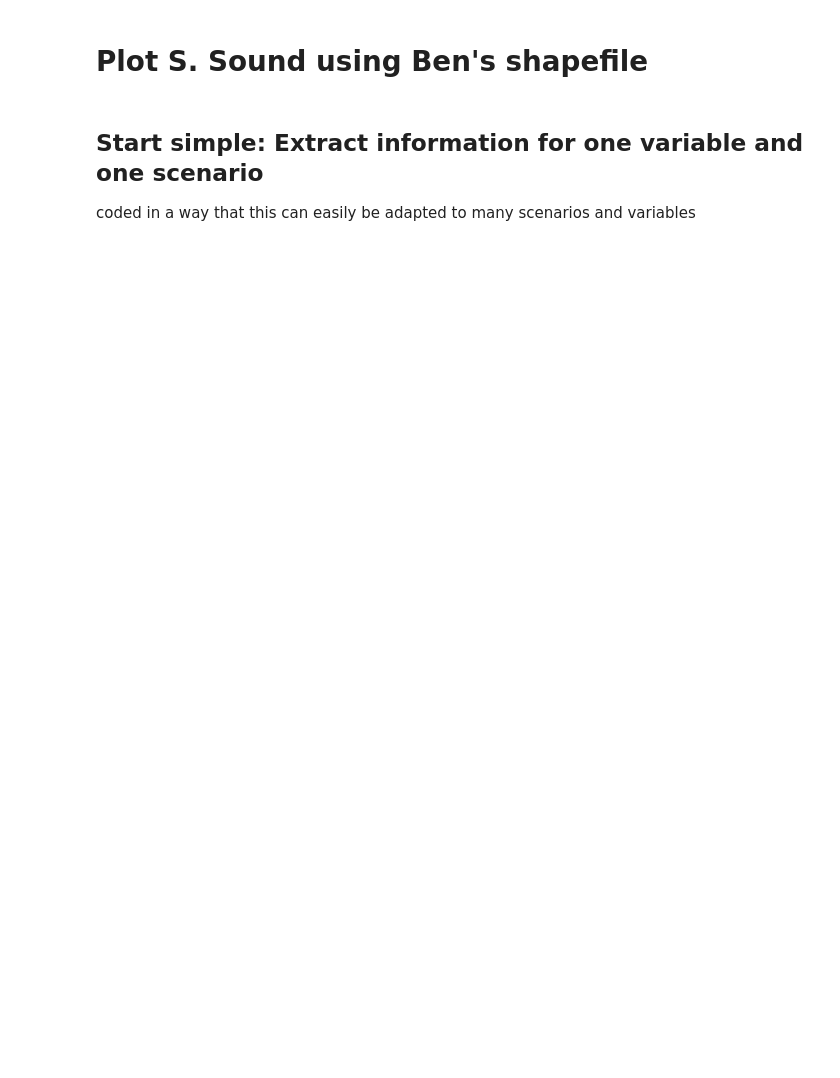
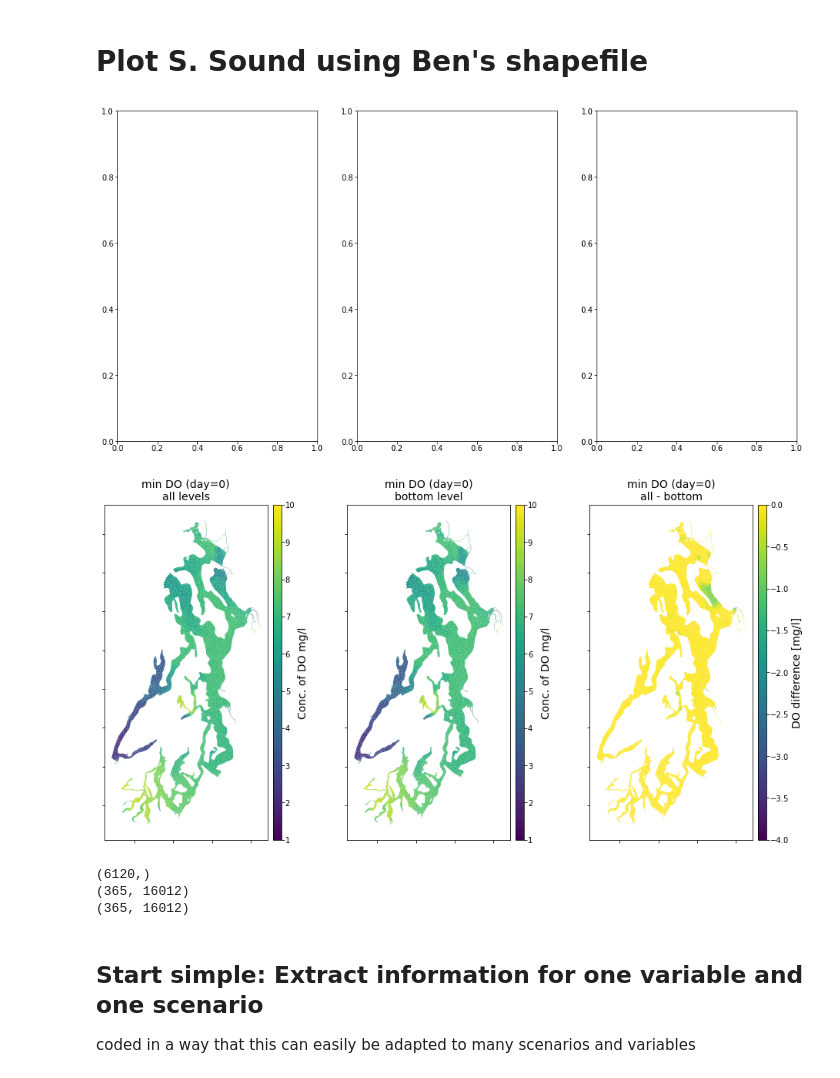
Before and after one commit to UW-PSI/SalishSeaModel-analysis, a Jupyter notebook: notebooks/dev_daily_min_graphic.ipynb, the cells around one changed output. Drawn from its saved outputs; the diff is of its cells as text; code cells hidden in the pictures; blank space fills up the shorter version.

```diff
--- a/notebooks/dev_daily_min_graphic.ipynb
+++ b/notebooks/dev_daily_min_graphic.ipynb
@@ -392,42 +432,49 @@ DO['minDailyBottom'] = extract_fvcom_level(gdf, dailyDO_tmin, LevelNum=10)
 DO['difference'] = DO['minDailyLevels'] - DO['minDailyBottom']
 from mpl_toolkits.axes_grid1 import make_axes_locatable
 gdir = pathlib.Path(
-    '/mmfs1/gscratch/ssmc/USRS/PSI/Rachael/projects/CWA/CleanWaterAlliance/dev/minDO/PS')
+    '/mmfs1/gscratch/ssmc/USRS/PSI/Rachael/projects/KingCounty/graphics/dev/minDO/PS')
 fig, axs = plt.subplots(1,3, figsize = (16,8))
 fs_t=14
 fs_a=12
 cax={}
 for time_index in range(0,1):#365):
     gdf['minDailyLevels'] = DO['minDailyLevels'][time_index]
     gdf['minDailyBottom'] = DO['minDailyBottom'][time_index]
     gdf['difference'] = DO['difference'][time_index]
 
     fig, axs = plt.subplots(1,3, figsize = (16,8))
     # create `cax` for the colorbar
     for axs_ind in range(0,3):
         divider = make_axes_locatable(axs[axs_ind])
         cax[axs_ind] = divider.append_axes("right", size="5%", pad=0.1)
         #cax[axs_ind].set_yticklabels({'fontsize': 14})
         #cax[axs_ind].set_ylabel('Conc. of DO mg/l',fontsize=14)
 
     gdf.plot('minDailyLevels', ax=axs[0], cax=cax[0], legend=True,vmin=1, vmax=10)
     cax[0].set_ylabel(ds[model_output_name['DO']].attrs['FVCOM_Name'],fontsize=14)
     gdf.plot('minDailyBottom', ax=axs[1], cax=cax[1], legend=True,vmin=1, vmax=10)
     cax[1].set_ylabel(ds[model_output_name['DO']].attrs['FVCOM_Name'],fontsize=14)
     gdf.plot('difference', ax=axs[2], cax=cax[2], legend=True, vmin=-4, vmax=0)
     cax[2].set_ylabel('DO difference [mg/l]',fontsize=14)
     for idx in [0,1,2]:
         axs[idx].set(yticklabels='', xticklabels='')
     axs[0].set_title(f'min DO (day={time_index})\nall levels', fontsize=fs_t)
     axs[1].set_title(f'min DO (day={time_index})\nbottom level', fontsize=fs_t)
     axs[2].set_title(f'min DO (day={time_index})\nall - bottom', fontsize=fs_t)
     #plt.savefig(gdir/f'{time_index:03d}.jpeg',dpi=150,bbox_inches='tight')
     plt.show()
+# %% [output]
+[figure, added]
+[figure, added]
 # %%
 print(gdf['node_id'].shape)
-print(fvcom_nodeIDs.shape)
+#print(fvcom_nodeIDs.shape)
 print(dailyDO_tmin_zmin.shape) # minimum over 24-hrs and all depth levels
 print(dailyDO_tmin_rshp[:,:,9].shape) #bottom level
+# %% [output]
+(6120,)
+(365, 16012)
+(365, 16012)
 # %% [markdown]
 ## Start simple: Extract information for one variable and one scenario
 
```
Also changed, not shown: parts of 21 cells of this notebook.
